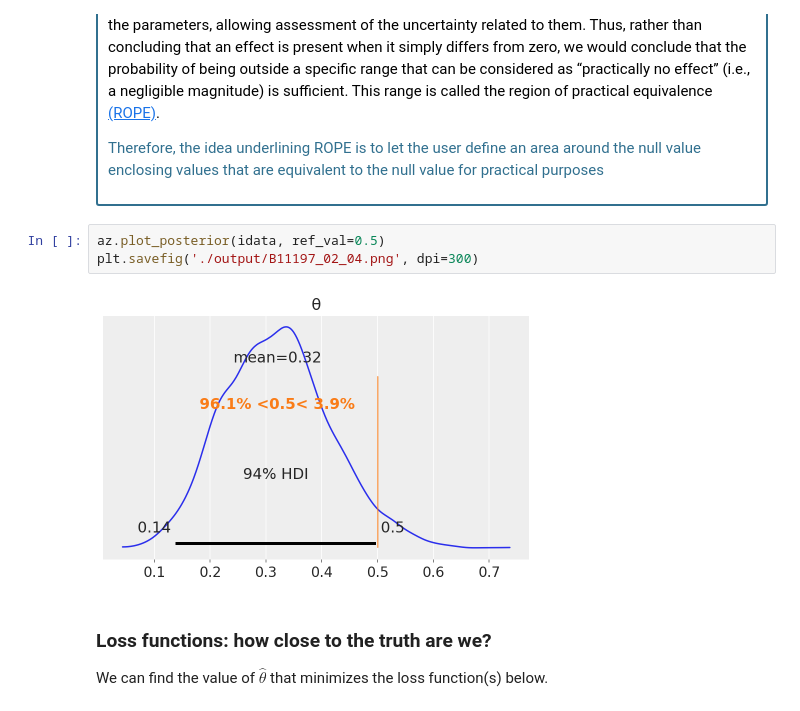
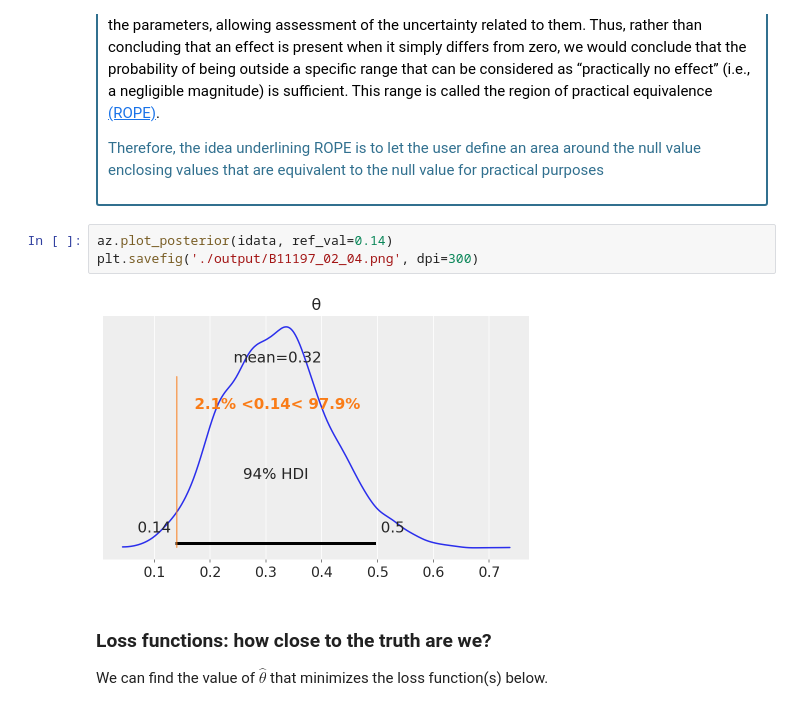
Before and after one commit to cfteach/brds, a Jupyter notebook: _sources/mod1_part2_intro_probabilistic_programming.ipynb, the cells around one changed output. Cells and saved outputs as stored; diff of their text form.

```diff
--- a/_sources/mod1_part2_intro_probabilistic_programming.ipynb
+++ b/_sources/mod1_part2_intro_probabilistic_programming.ipynb
@@ -211,10 +211,10 @@ Therefore, the idea underlining ROPE is to let the user define an area around th
         </p>
     </div>
 # %%
-az.plot_posterior(idata, ref_val=0.5)
+az.plot_posterior(idata, ref_val=0.14)
 plt.savefig('./output/B11197_02_04.png', dpi=300)
 # %% [output]
-[figure, old version]
+[figure, new version]
 # %% [markdown]
 ### Loss functions: how close to the truth are we?
 
```
Also changed, not shown: parts of 3 cells of this notebook, 15 other files.
